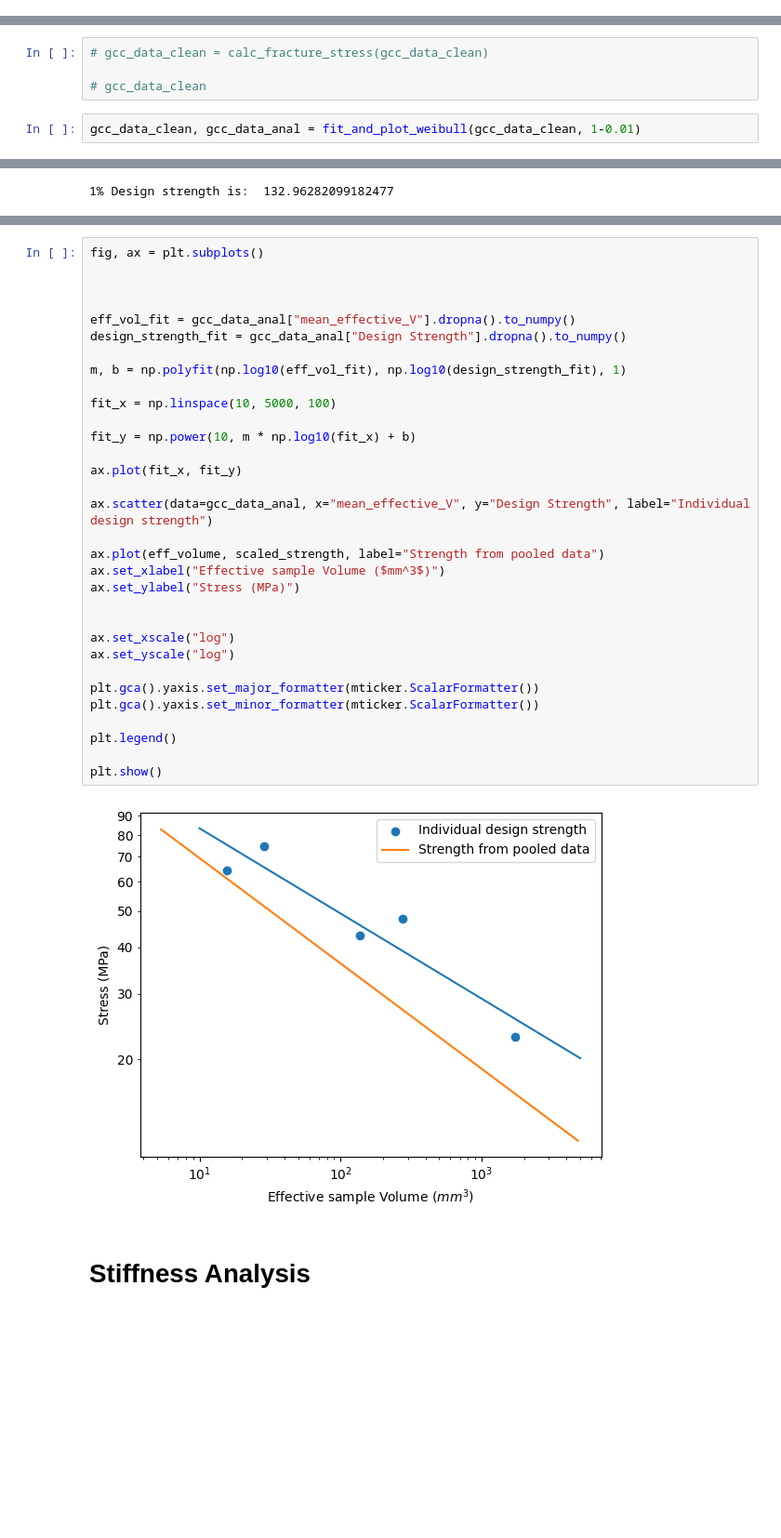
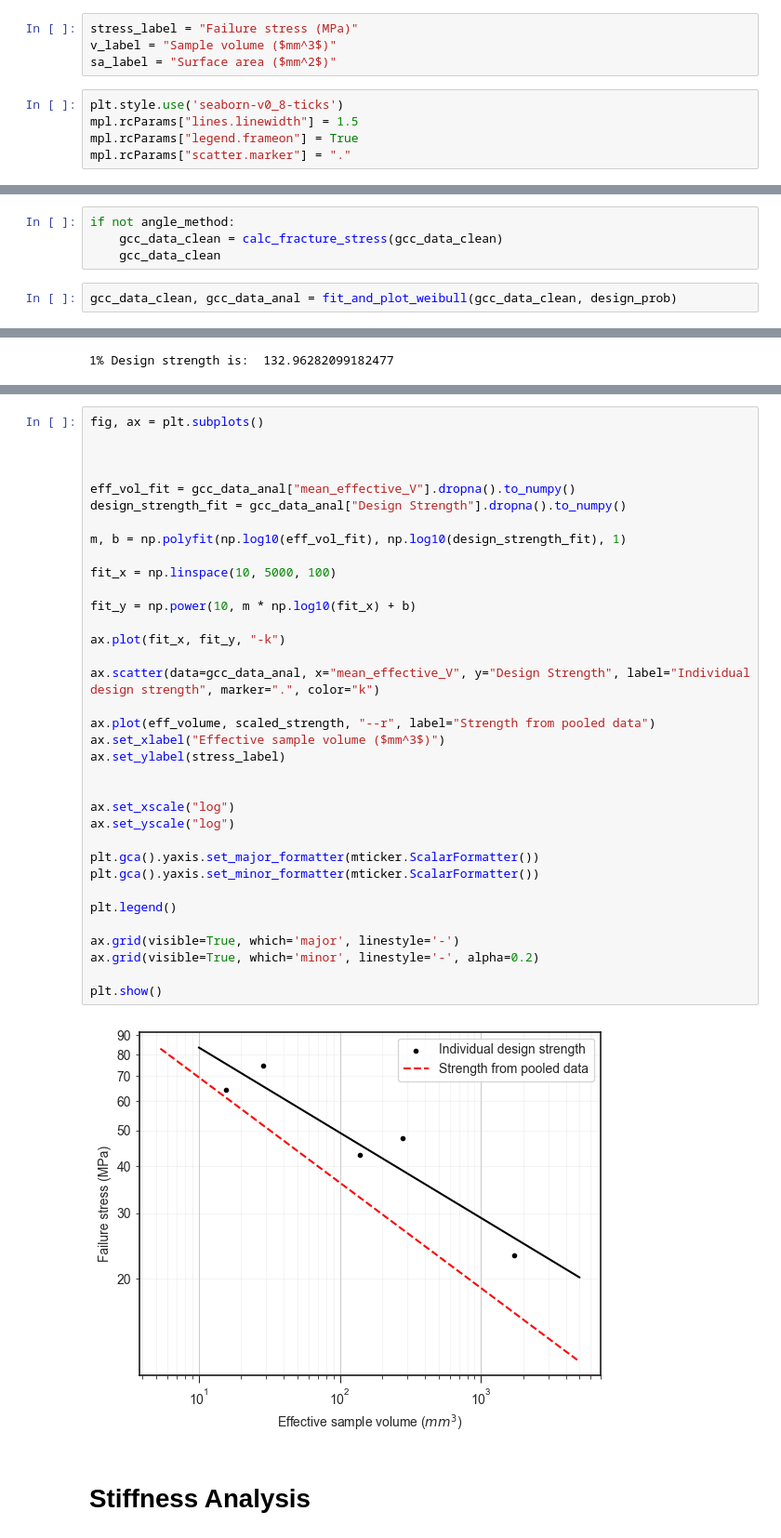
Before and after one commit to Mackus101/GlassMechAnalysis, a Jupyter notebook: analyse.ipynb, the cells around one changed output, grey strips where cells are left out. Shown at 93% size. Drawn from its saved outputs; the diff is of its cells as text; blank space fills up the shorter version.

```diff
--- a/analyse.ipynb
+++ b/analyse.ipynb
@@ -16,0 +26,9 @@ from scipy.stats import weibull_min, linregress
+# %%
+stress_label = "Failure stress (MPa)"
+v_label = "Sample volume ($mm^3$)"
+sa_label = "Surface area ($mm^2$)"
+# %%
+plt.style.use('seaborn-v0_8-ticks')
+mpl.rcParams["lines.linewidth"] = 1.5
+mpl.rcParams["legend.frameon"] = True
+mpl.rcParams["scatter.marker"] = "."
@@ -375,10 +399,10 @@ def fit_and_plot_weibull(data, design_failure):
 # %% [markdown]
 ## Run Analysis
 # %%
-# gcc_data_clean = calc_fracture_stress(gcc_data_clean)
-
-# gcc_data_clean
+if not angle_method:
+    gcc_data_clean = calc_fracture_stress(gcc_data_clean)
+    gcc_data_clean
 # %%
-gcc_data_clean, gcc_data_anal = fit_and_plot_weibull(gcc_data_clean, 1-0.01)
+gcc_data_clean, gcc_data_anal = fit_and_plot_weibull(gcc_data_clean, design_prob)
 # %% [output]
 <Figure size 700x800 with 0 Axes>
@@ -875,37 +863,40 @@ array([82.8103457 , 71.62201043, 63.8172601 , 57.98928291, 53.43130198,
 # %%
 fig, ax = plt.subplots()
 
 
 
 eff_vol_fit = gcc_data_anal["mean_effective_V"].dropna().to_numpy()
 design_strength_fit = gcc_data_anal["Design Strength"].dropna().to_numpy()
 
 m, b = np.polyfit(np.log10(eff_vol_fit), np.log10(design_strength_fit), 1)
 
 fit_x = np.linspace(10, 5000, 100)
 
 fit_y = np.power(10, m * np.log10(fit_x) + b)
 
-ax.plot(fit_x, fit_y)
+ax.plot(fit_x, fit_y, "-k")
 
-ax.scatter(data=gcc_data_anal, x="mean_effective_V", y="Design Strength", label="Individual design strength")
+ax.scatter(data=gcc_data_anal, x="mean_effective_V", y="Design Strength", label="Individual design strength", marker=".", color="k")
 
-ax.plot(eff_volume, scaled_strength, label="Strength from pooled data")
-ax.set_xlabel("Effective sample Volume ($mm^3$)")
-ax.set_ylabel("Stress (MPa)")
+ax.plot(eff_volume, scaled_strength, "--r", label="Strength from pooled data")
+ax.set_xlabel("Effective sample volume ($mm^3$)")
+ax.set_ylabel(stress_label)
 
 
 ax.set_xscale("log")
 ax.set_yscale("log")
 
 plt.gca().yaxis.set_major_formatter(mticker.ScalarFormatter())
 plt.gca().yaxis.set_minor_formatter(mticker.ScalarFormatter())
 
 plt.legend()
 
+ax.grid(visible=True, which='major', linestyle='-')
+ax.grid(visible=True, which='minor', linestyle='-', alpha=0.2)
+
 plt.show()
 # %% [output]
-[figure, old version]
+[figure, new version]
 # %% [markdown]
 # Stiffness Analysis
 # %% [markdown]
```
Also changed, not shown: parts of 29 cells of this notebook, 1 other file.
